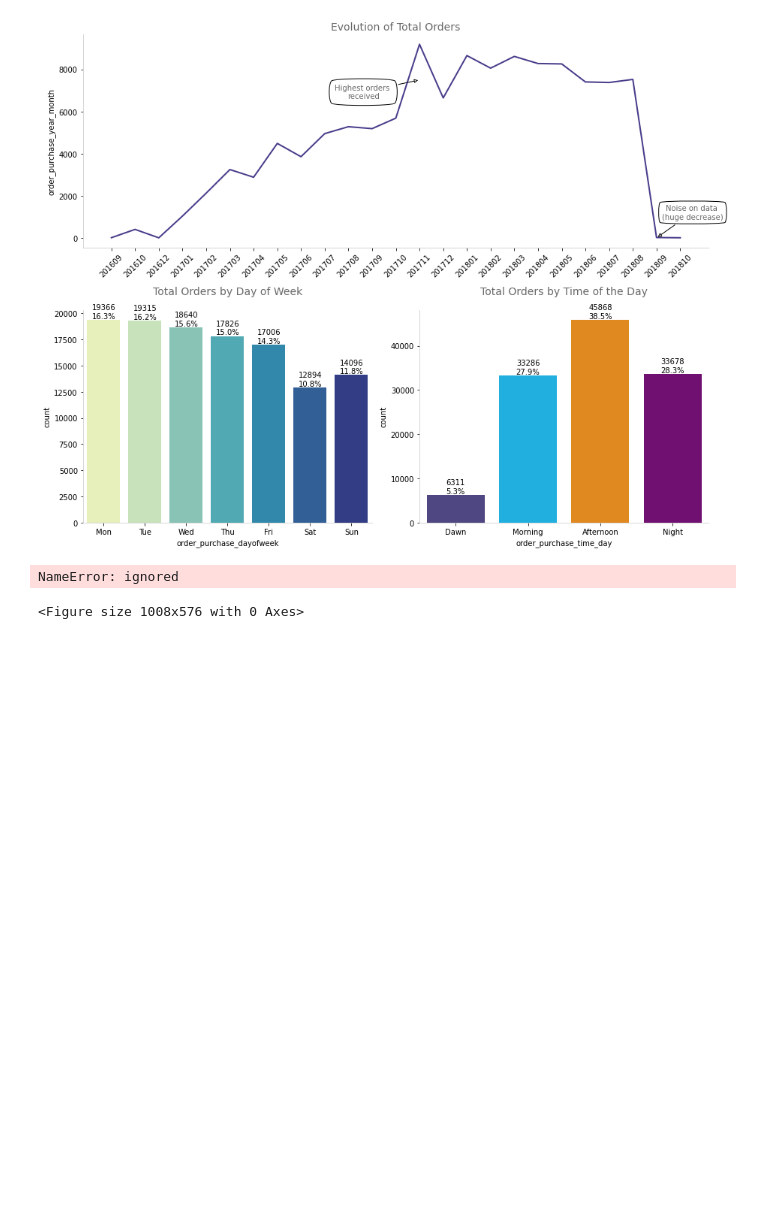
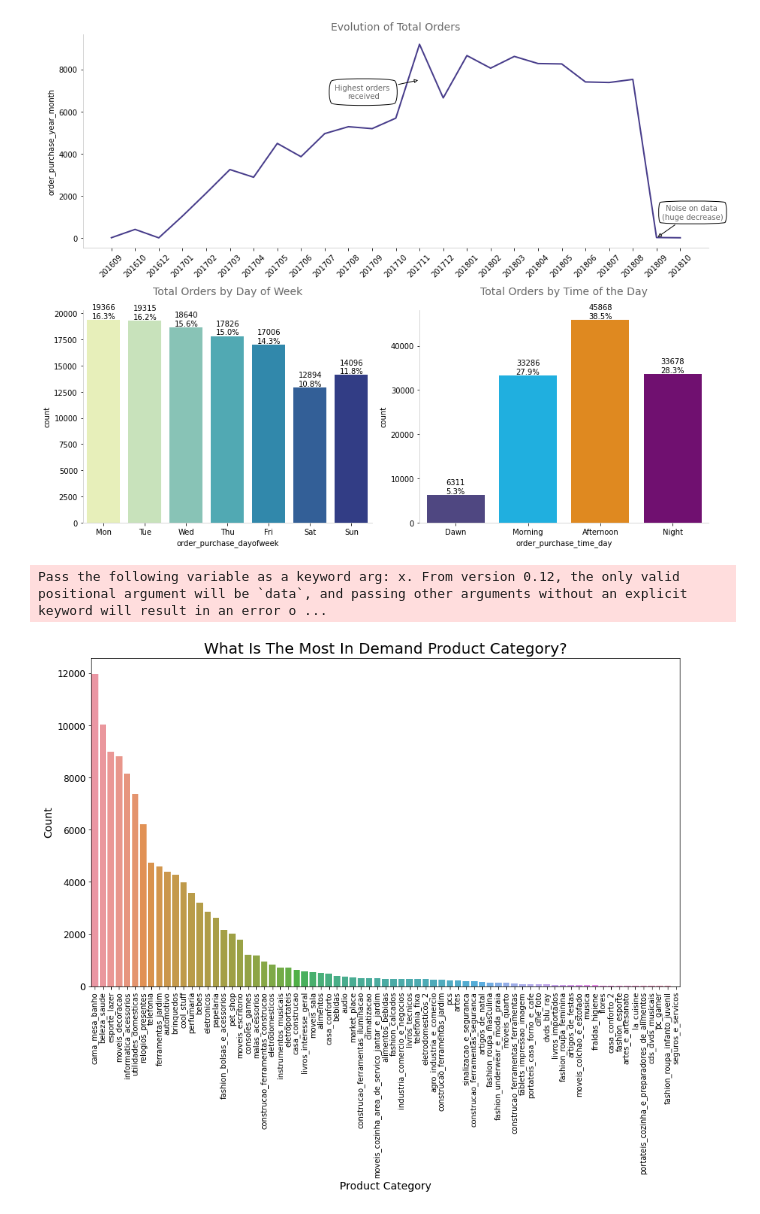
Before and after one commit to Wenning-Luiz/sales_prediction, a Jupyter notebook: explore_data.ipynb, the cells around one changed output. Drawn from its saved outputs; the diff is of its cells as text; code cells hidden in the pictures; blank space fills up the shorter version.

```diff
--- a/explore_data.ipynb
+++ b/explore_data.ipynb
@@ -479,22 +479,25 @@ plt.show()
 This figure was using constrained_layout==True, but that is incompatible with subplots_adjust and or tight_layout: setting constrained_layout==False.
 [figure]
 # %%
+# adding the translated product name category to the data_frame to use it in the following plots.
+#master_df_with_product_categories = master_df.merge(product_category_name_translation_df, how='left', on='product_category_name');
+master_df_with_product_categories = df_orders.copy()
 import seaborn as sns
 plt.figure(figsize=(14,8))
 
-sns.countplot(master_df_with_product_categories.product_category_name_english,#
-              order=master_df_with_product_categories.product_category_name_english.value_counts().index)
+sns.countplot(master_df_with_product_categories.product_category_name,#
+              order=master_df_with_product_categories.product_category_name.value_counts().index)
 
 plt.title('What is the most in demand product category?'.title(), fontsize=20);
 plt.ylabel('count'.title(), fontsize=14);
 plt.xlabel('product category'.title(), fontsize=14);
 
 plt.xticks(rotation=90, fontsize=10);
 plt.yticks(fontsize=12)
 plt.show()
 # %% [output]
-NameError: ignored
+Pass the following variable as a keyword arg: x. From version 0.12, the only valid positional argument will be `data`, and passing other arguments without an explicit keyword will result in an error o ...
-<Figure size 1008x576 with 0 Axes>
+[figure, added]
 # %%
 df_orders.product_category_name.value_counts()
 # %%
```
